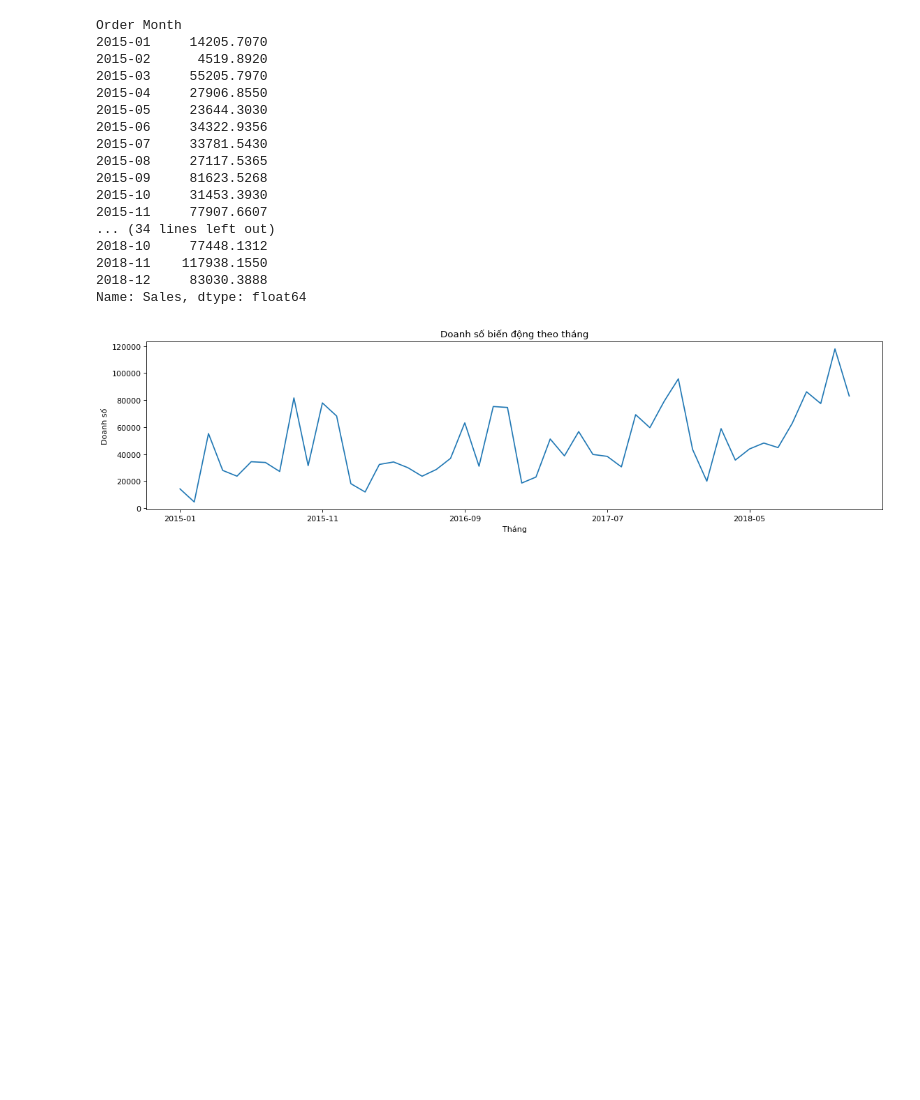
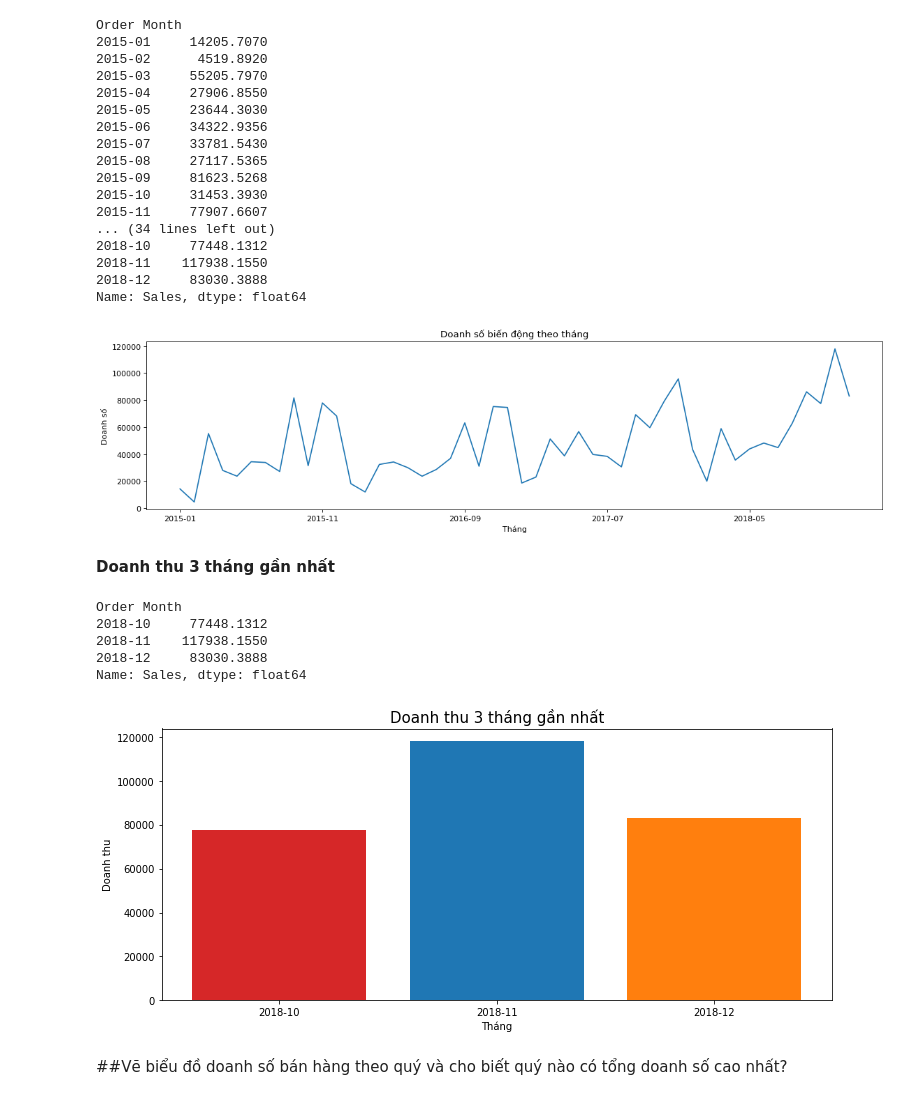
Before and after one commit to HienNguyenMinh/PythonAssignment, a Jupyter notebook: BaiTap4_Assignment.ipynb, the cells around one changed output. Saved outputs shown, nothing was run; the diff lists cells and outputs as text; code cells hidden in the pictures; blank space fills up the shorter version.

```diff
--- a/BaiTap4_Assignment.ipynb
+++ b/BaiTap4_Assignment.ipynb
@@ -225,3 +224,35 @@ plt.title('Doanh số biến động theo tháng')
 plt.show()
 # %% [output]
 [figure]
+# %% [markdown]
+**Doanh thu 3 tháng gần nhất**
+# %%
+#Lấy 3 elements cuối trong series sales
+sales = sales.tail(3)
+sales
+# %% [output]
+Order Month
+2018-10     77448.1312
+2018-11    117938.1550
+2018-12     83030.3888
+Name: Sales, dtype: float64
+# %%
+#Vẽ lưới biểu đồ
+fig, ax = plt.subplots(num=None, sharey=True, figsize = (12,5))
+
+#Vẽ biểu đồ dạng bar
+x = sales.index
+y = sales.values
+bar_colors = ['tab:red', 'tab:blue', 'tab:orange']
+
+ax.bar(x, y, color=bar_colors)
+
+ax.set_xlabel('Tháng')
+ax.set_ylabel('Doanh thu')
+ax.set_title('Doanh thu 3 tháng gần nhất', fontsize=15)
+
+plt.show()
+# %% [output]
+[figure, added]
+# %% [markdown]
+##Vẽ biểu đồ doanh số bán hàng theo quý và cho biết quý nào có tổng doanh số cao nhất?
```
Also changed, not shown: parts of 4 cells of this notebook.
